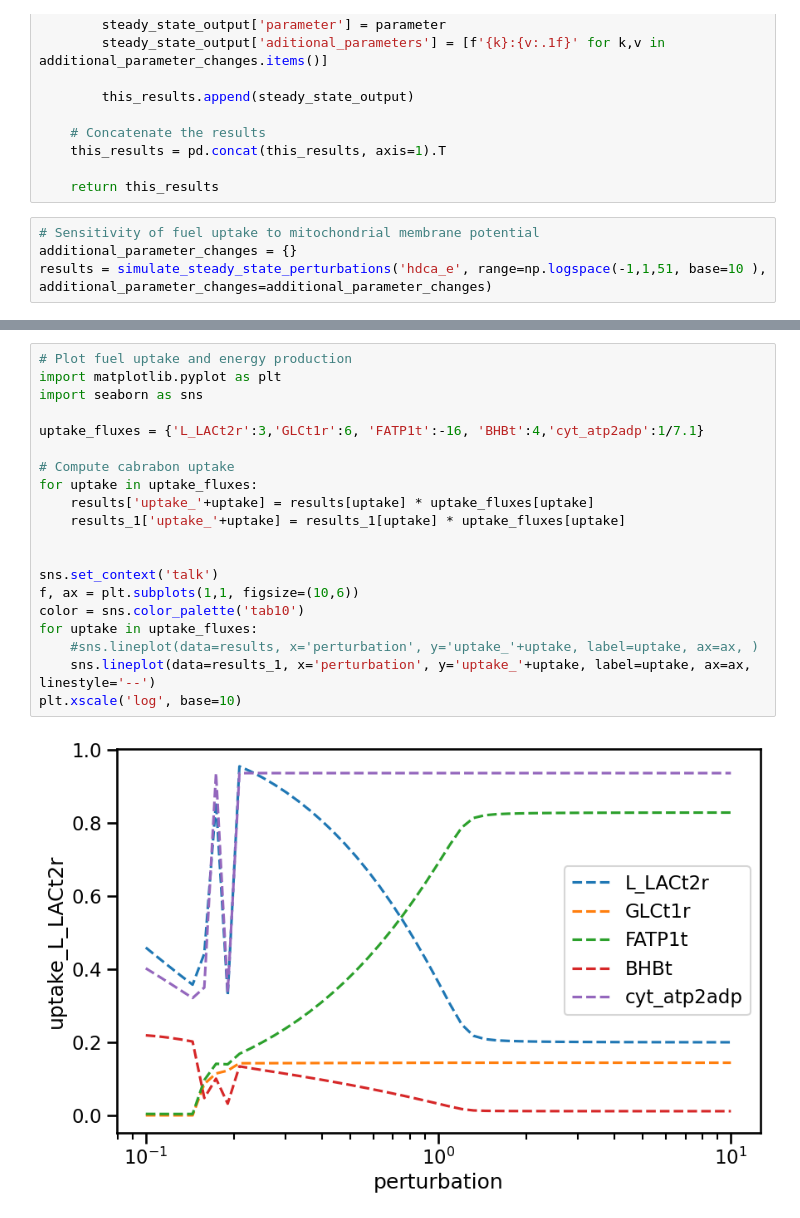
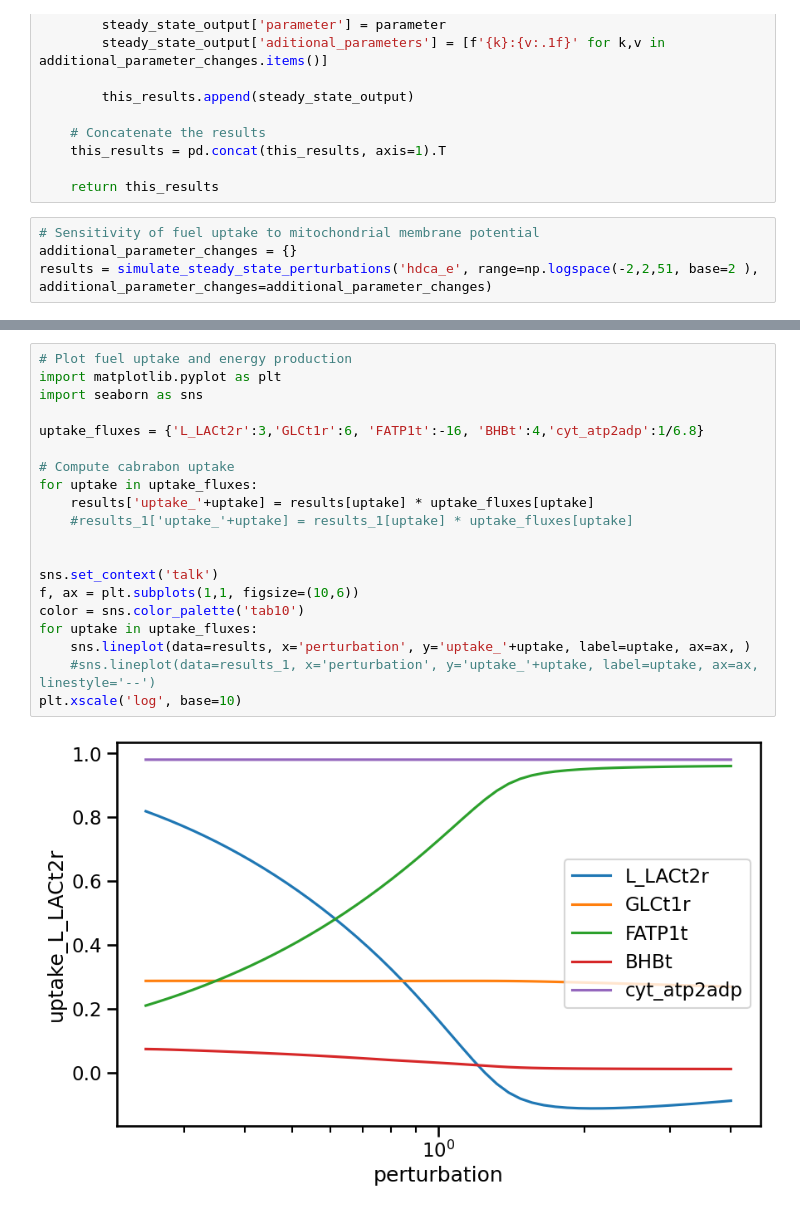
Before and after one commit to weilandtd/competitive_catabolism, a Jupyter notebook: mechanistic_model/sensitivity_analysis.ipynb, the cells around one changed output, grey strips where cells are left out. Cells and saved outputs as stored; diff of their text form.

```diff
--- a/mechanistic_model/sensitivity_analysis.ipynb
+++ b/mechanistic_model/sensitivity_analysis.ipynb
@@ -119,7 +119,7 @@ def simulate_steady_state_perturbations(parameter, range=[1, 0.5, 2],
 # %%
 # Sensitivity of fuel uptake to mitochondrial membrane potential
 additional_parameter_changes = {}
-results = simulate_steady_state_perturbations('hdca_e', range=np.logspace(-1,1,51, base=10 ), additional_parameter_changes=additional_parameter_changes)
+results = simulate_steady_state_perturbations('hdca_e', range=np.logspace(-2,2,51, base=2 ), additional_parameter_changes=additional_parameter_changes)
 # %%
 # Sensitivity of fuel uptake to mitochondrial membrane potential
 additional_parameter_changes = {}
@@ -160,25 +133,25 @@ Name: cyt_atp2adp, dtype: object
 # %%
 # Plot fuel uptake and energy production
 import matplotlib.pyplot as plt
 import seaborn as sns
 
-uptake_fluxes = {'L_LACt2r':3,'GLCt1r':6, 'FATP1t':-16, 'BHBt':4,'cyt_atp2adp':1/7.1}
+uptake_fluxes = {'L_LACt2r':3,'GLCt1r':6, 'FATP1t':-16, 'BHBt':4,'cyt_atp2adp':1/6.8}
 
 # Compute cabrabon uptake
 for uptake in uptake_fluxes:
     results['uptake_'+uptake] = results[uptake] * uptake_fluxes[uptake]
-    results_1['uptake_'+uptake] = results_1[uptake] * uptake_fluxes[uptake]
+    #results_1['uptake_'+uptake] = results_1[uptake] * uptake_fluxes[uptake]
 
 
 sns.set_context('talk')
 f, ax = plt.subplots(1,1, figsize=(10,6))
 color = sns.color_palette('tab10')
 for uptake in uptake_fluxes:
-    #sns.lineplot(data=results, x='perturbation', y='uptake_'+uptake, label=uptake, ax=ax, )
-    sns.lineplot(data=results_1, x='perturbation', y='uptake_'+uptake, label=uptake, ax=ax, linestyle='--')
+    sns.lineplot(data=results, x='perturbation', y='uptake_'+uptake, label=uptake, ax=ax, )
+    #sns.lineplot(data=results_1, x='perturbation', y='uptake_'+uptake, label=uptake, ax=ax, linestyle='--')
 plt.xscale('log', base=10)
 # %% [output]
-[figure, old version]
+[figure, new version]
 # %%
 f, ax = plt.subplots(1,1, figsize=(10,6))
 sns.lineplot(data=results, x='perturbation', y='na1_m', ax=ax)
```
Also changed, not shown: parts of 4 cells of this notebook, 14 other files.
